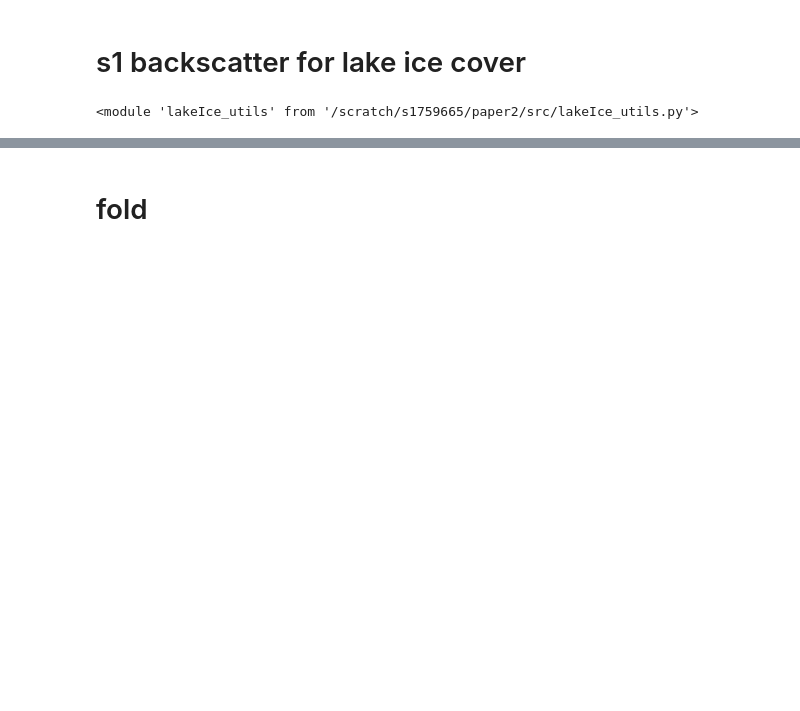
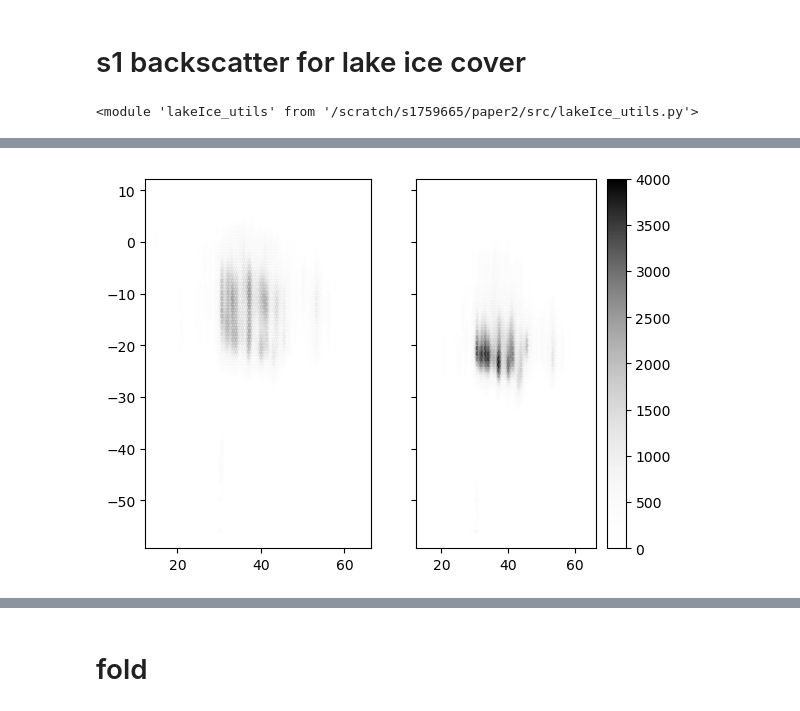
Before and after one commit to tlohde/lake-terminating-glaciers, a Jupyter notebook: src/lake_ice.ipynb, the cells around one changed output, grey strips where cells are left out. Saved outputs shown, nothing was run; the diff lists cells and outputs as text; code cells hidden in the pictures; blank space fills up the shorter version.

Commit message:
lake ice angles saved and sampled

```diff
--- a/src/lake_ice.ipynb
+++ b/src/lake_ice.ipynb
@@ -124,0 +123,28 @@ sns.lmplot(data=S,
+# %%
+cmap = LinearSegmentedColormap.from_list(
+    'transparent_to_k',
+    colors=[(1,1,1,0), (0,0,0,1)]
+)
+# %%
+norm = Normalize(vmin=0, vmax=4000)
+
+fig, axs = plt.subplots(ncols=2, sharex=True, sharey=True)
+
+hb = axs[0].hexbin(
+    df.loc[df['band']=='hh', 'angle'],
+    df.loc[df['band']=='hh', 'dB'],
+    norm=norm,
+    cmap=cmap
+)
+
+hb = axs[1].hexbin(
+    df.loc[df['band']=='hv', 'angle'],
+    df.loc[df['band']=='hv', 'dB'],
+    norm=norm,
+    cmap=cmap
+)
+
+cax = fig.add_axes()
+cb = plt.colorbar(hb)
+# %% [output]
+[figure, added]
```
Also changed, not shown: parts of 16 cells of this notebook, 2 other files.
